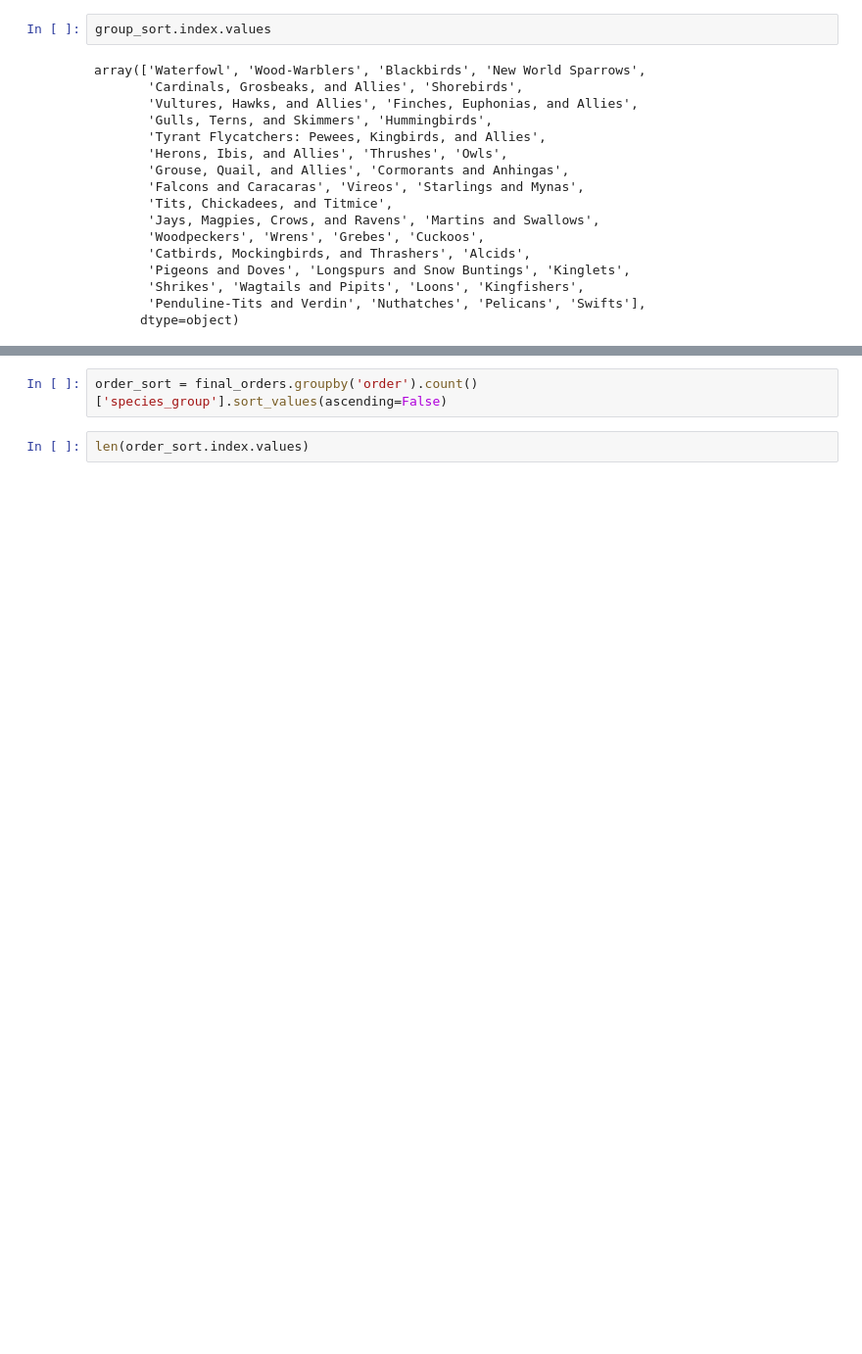
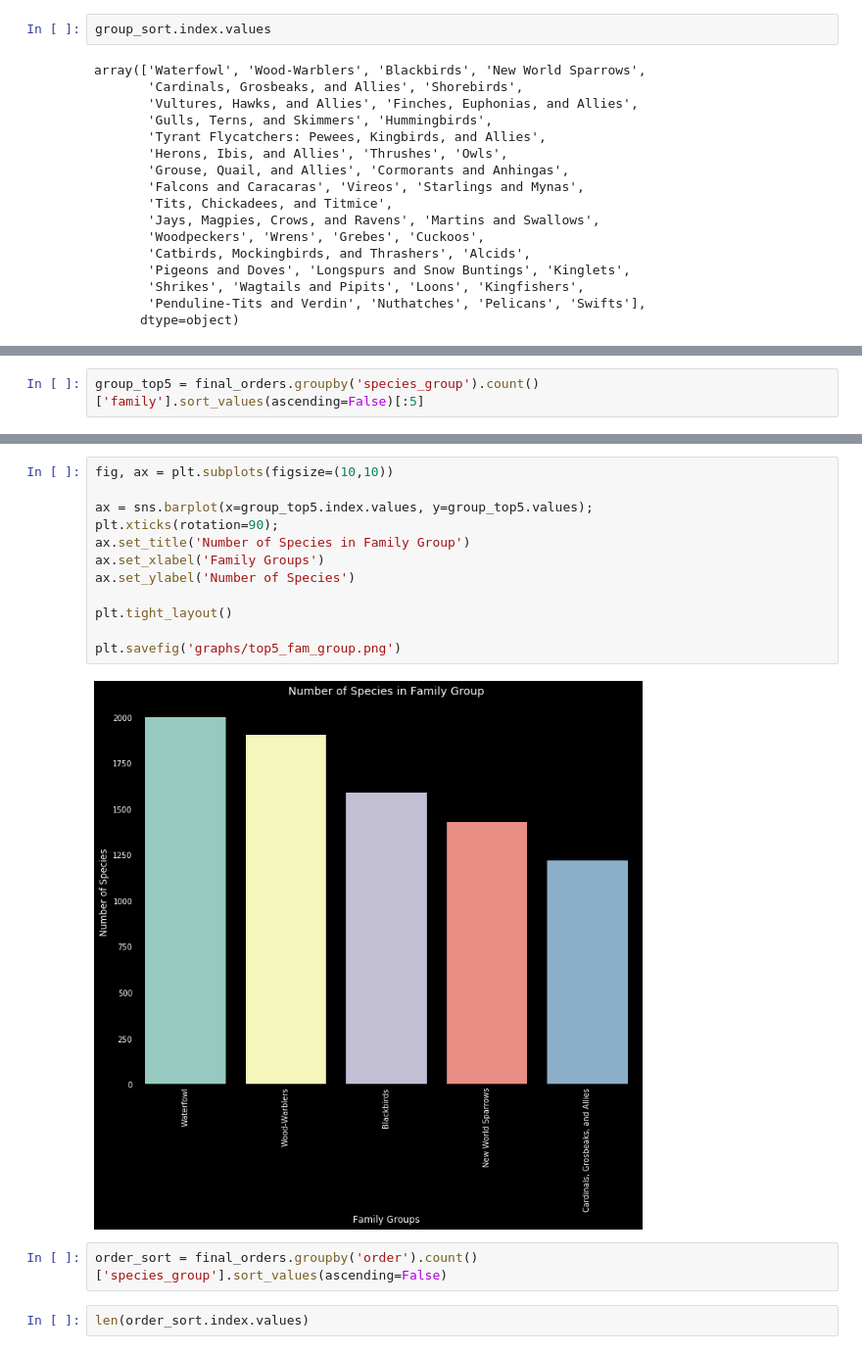
Before and after one commit to cwong690/Birdex, a Jupyter notebook: species_model.ipynb, the cells around one changed output, grey strips where cells are left out. Shown at 98% size. Cells and saved outputs as stored; diff of their text form; blank space fills up the shorter version.

```diff
--- a/species_model.ipynb
+++ b/species_model.ipynb
@@ -132,0 +153,2 @@ plt.savefig('graphs/num_fam_group.png')
+# %%
+group_top5 = final_orders.groupby('species_group').count()['family'].sort_values(ascending=False)[:5]
@@ -133,3 +165,17 @@ plt.savefig('graphs/num_fam_group.png')
+# %%
+fig, ax = plt.subplots(figsize=(10,10))
+
+ax = sns.barplot(x=group_top5.index.values, y=group_top5.values);
+plt.xticks(rotation=90);
+ax.set_title('Number of Species in Family Group')
+ax.set_xlabel('Family Groups')
+ax.set_ylabel('Number of Species')
+
+plt.tight_layout()
+
+plt.savefig('graphs/top5_fam_group.png')
+# %% [output]
+[figure, added]
 # %%
 order_sort = final_orders.groupby('order').count()['species_group'].sort_values(ascending=False)
 # %%
```
Also changed, not shown: parts of 9 cells of this notebook, 8 other files.
